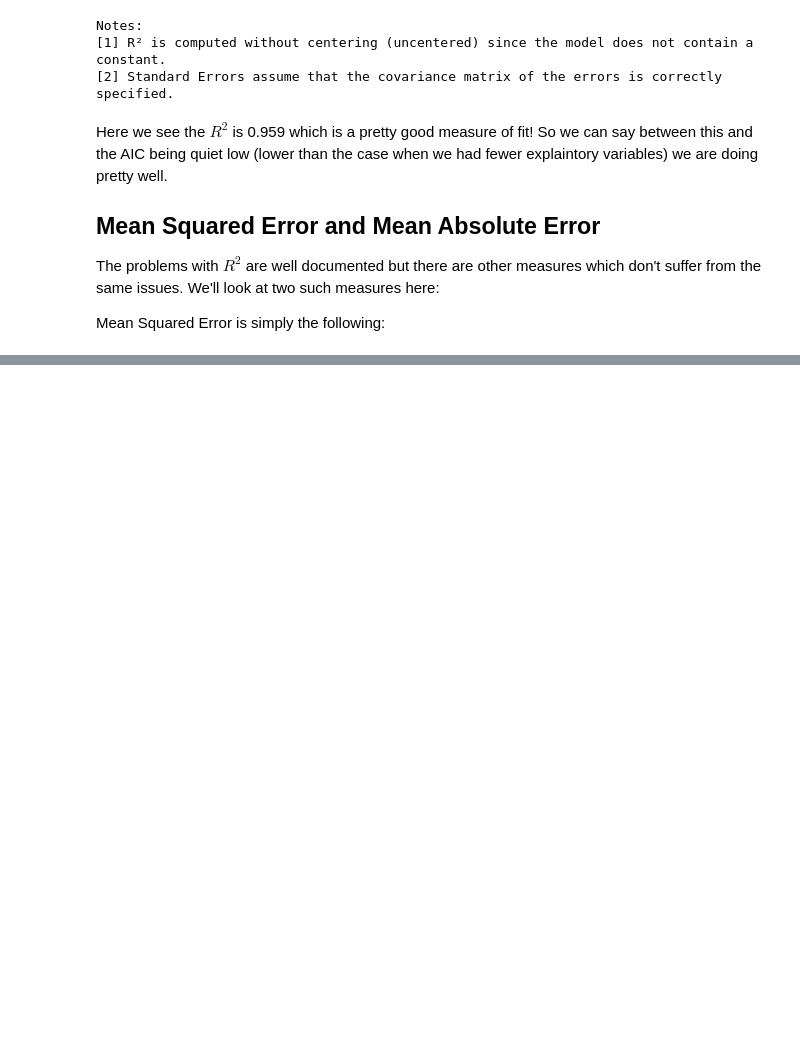
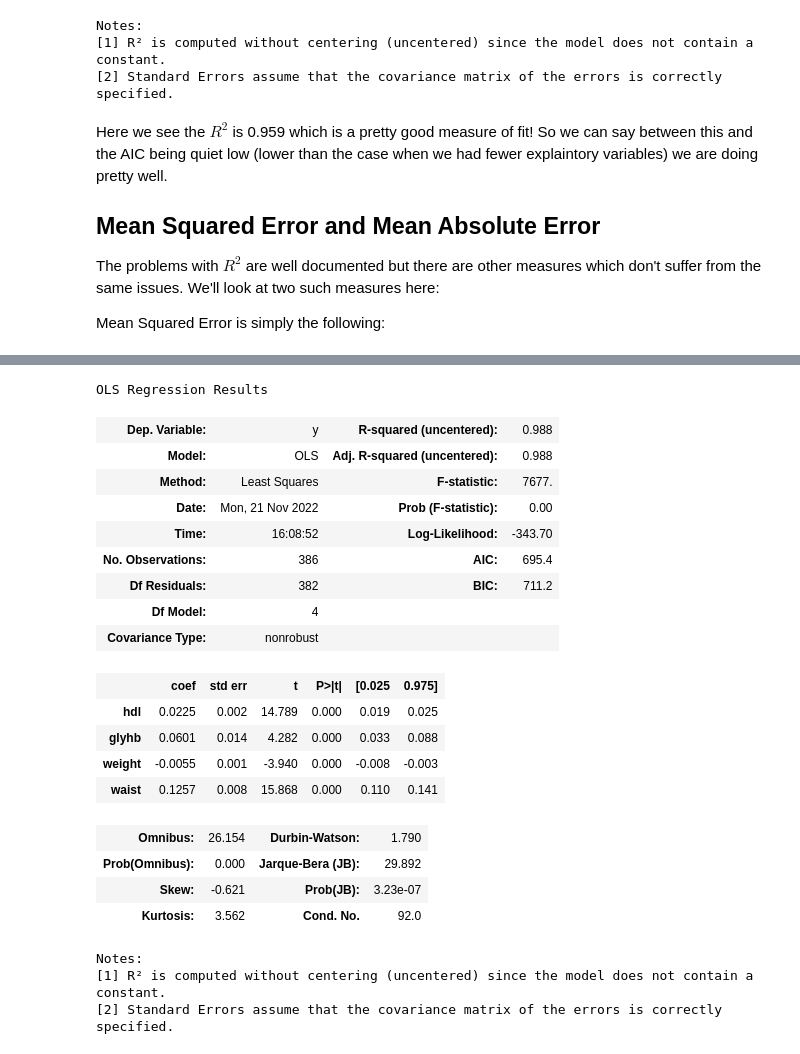
Before and after one commit to EricSchles/johns_hopkins_data_wrangling_and_machine_learning, a Jupyter notebook: an_introduction_to_regression.ipynb, the cells around one changed output, grey strips where cells are left out. Drawn from its saved outputs; the diff is of its cells as text; code cells hidden in the pictures; blank space fills up the shorter version.

```diff
--- a/an_introduction_to_regression.ipynb
+++ b/an_introduction_to_regression.ipynb
@@ -689,0 +829,37 @@ mse(crashes["total"].values, result.fittedvalues)
+# %%
+import statsmodels.api as sm
+import pandas as pd
+import numpy as np
+
+# data source: https://hbiostat.org/data/
+# data dictionary: https://hbiostat.org/data/repo/Cdiabetes.html
+# glyhb is Glycosolated Hemoglobin
+diabetes = pd.read_csv("diabetes.csv")
+diabetes = diabetes.dropna(subset=["hdl", "glyhb", "weight", "waist"])
+measures = diabetes[["hdl", "glyhb", "weight", "waist"]]
+ols = sm.OLS(np.log(diabetes["chol"].values), measures)
+result = ols.fit()
+result.summary()
+# %% [output]
+OLS Regression Results
+| Dep. Variable: | y | R-squared (uncentered): | 0.988 |
+| Model: | OLS | Adj. R-squared (uncentered): | 0.988 |
+| Method: | Least Squares | F-statistic: | 7677. |
+| Date: | Mon, 21 Nov 2022 | Prob (F-statistic): | 0.00 |
+| Time: | 16:08:52 | Log-Likelihood: | -343.70 |
+| No. Observations: | 386 | AIC: | 695.4 |
+| Df Residuals: | 382 | BIC: | 711.2 |
+| Df Model: | 4 |  |  |
+| Covariance Type: | nonrobust |  |  |
+|  | coef | std err | t | P>|t| | [0.025 | 0.975] |
+| hdl | 0.0225 | 0.002 | 14.789 | 0.000 | 0.019 | 0.025 |
+| glyhb | 0.0601 | 0.014 | 4.282 | 0.000 | 0.033 | 0.088 |
+| weight | -0.0055 | 0.001 | -3.940 | 0.000 | -0.008 | -0.003 |
+| waist | 0.1257 | 0.008 | 15.868 | 0.000 | 0.110 | 0.141 |
+| Omnibus: | 26.154 | Durbin-Watson: | 1.790 |
+| Prob(Omnibus): | 0.000 | Jarque-Bera (JB): | 29.892 |
+| Skew: | -0.621 | Prob(JB): | 3.23e-07 |
+| Kurtosis: | 3.562 | Cond. No. | 92.0 |
+Notes:
+[1] R² is computed without centering (uncentered) since the model does not contain a constant.
+[2] Standard Errors assume that the covariance matrix of the errors is correctly specified.
```
Also changed, not shown: parts of 14 cells of this notebook.
